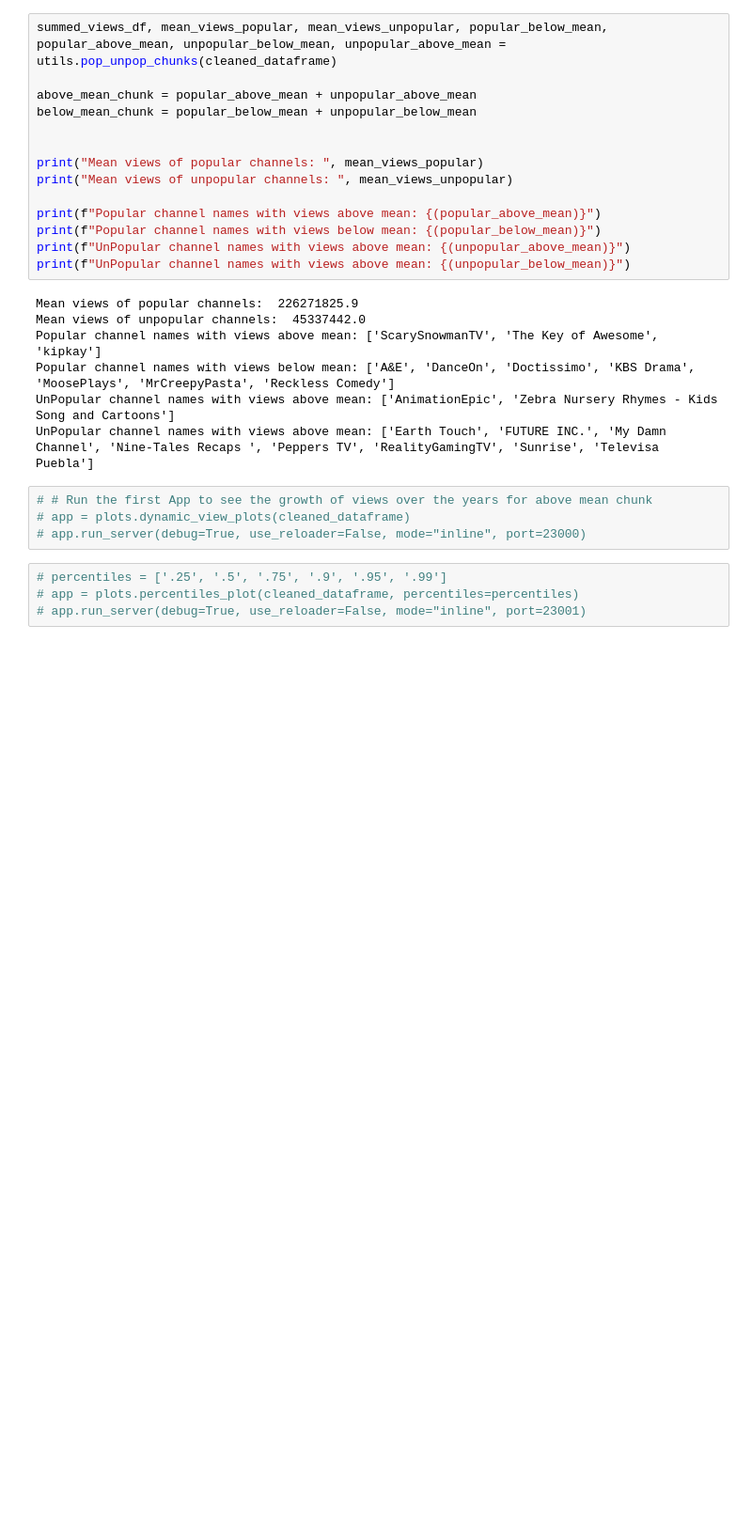
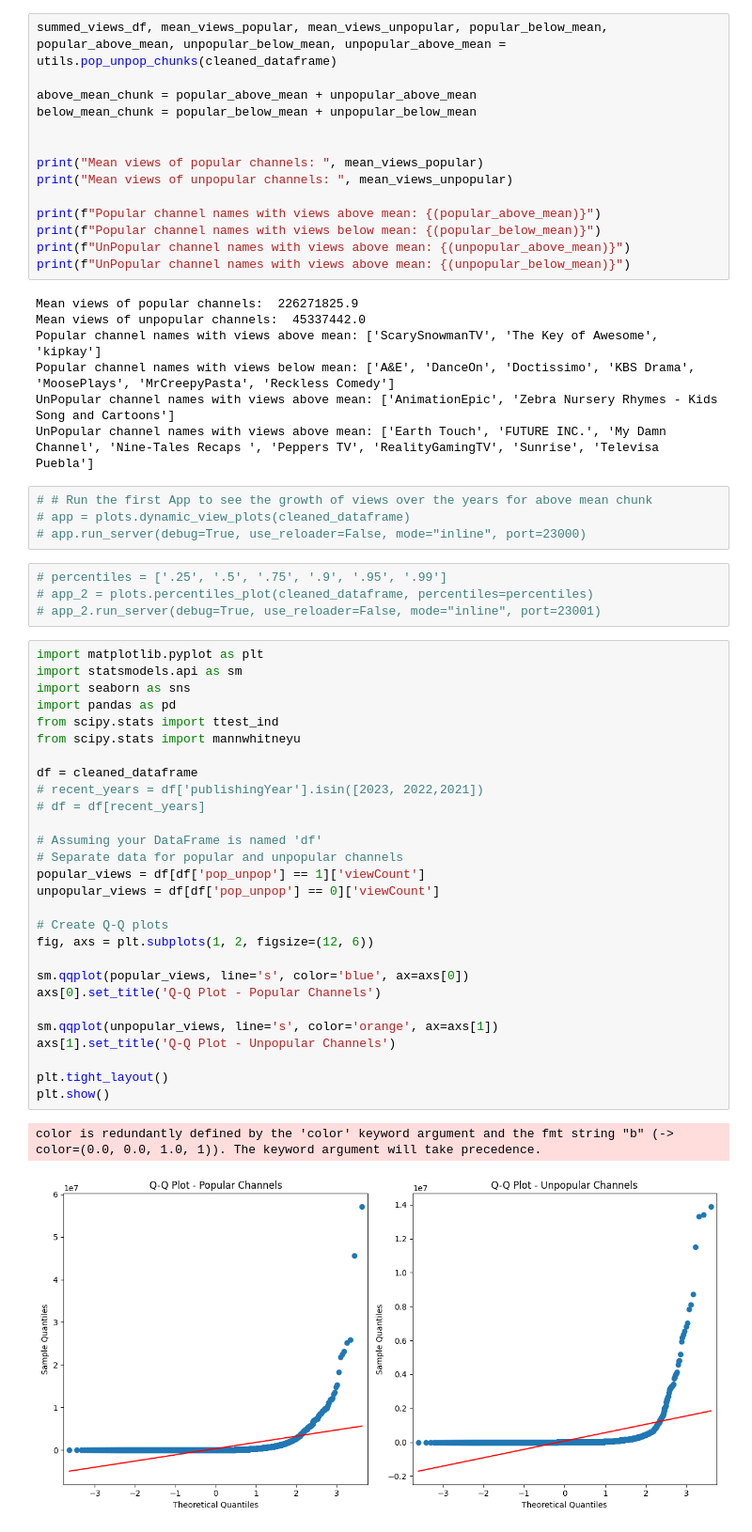
Before and after one commit to Yuvraj-Dhepe/smr_yt, a Jupyter notebook: eda_nbs/Statistical_Analysis.ipynb, the cells around one changed output. Shown at 94% size. Cells and saved outputs as stored; diff of their text form; blank space fills up the shorter version.

Commit message:
Updated the stats script

```diff
--- a/eda_nbs/Statistical_Analysis.ipynb
+++ b/eda_nbs/Statistical_Analysis.ipynb
@@ -80,5 +86,36 @@ UnPopular channel names with views above mean: ['Earth Touch', 'FUTURE INC.', 'M
 # app.run_server(debug=True, use_reloader=False, mode="inline", port=23000)
 # %%
 # percentiles = ['.25', '.5', '.75', '.9', '.95', '.99']
-# app = plots.percentiles_plot(cleaned_dataframe, percentiles=percentiles)
-# app.run_server(debug=True, use_reloader=False, mode="inline", port=23001)
+# app_2 = plots.percentiles_plot(cleaned_dataframe, percentiles=percentiles)
+# app_2.run_server(debug=True, use_reloader=False, mode="inline", port=23001)
+# %%
+import matplotlib.pyplot as plt
+import statsmodels.api as sm
+import seaborn as sns
+import pandas as pd
+from scipy.stats import ttest_ind
+from scipy.stats import mannwhitneyu
+
+df = cleaned_dataframe
+# recent_years = df['publishingYear'].isin([2023, 2022,2021])
+# df = df[recent_years]
+
+# Assuming your DataFrame is named 'df'
+# Separate data for popular and unpopular channels
+popular_views = df[df['pop_unpop'] == 1]['viewCount']
+unpopular_views = df[df['pop_unpop'] == 0]['viewCount']
+
+# Create Q-Q plots
+fig, axs = plt.subplots(1, 2, figsize=(12, 6))
+
+sm.qqplot(popular_views, line='s', color='blue', ax=axs[0])
+axs[0].set_title('Q-Q Plot - Popular Channels')
+
+sm.qqplot(unpopular_views, line='s', color='orange', ax=axs[1])
+axs[1].set_title('Q-Q Plot - Unpopular Channels')
+
+plt.tight_layout()
+plt.show()
+# %% [output]
+color is redundantly defined by the 'color' keyword argument and the fmt string "b" (-> color=(0.0, 0.0, 1.0, 1)). The keyword argument will take precedence.
+[figure, added]
```
Also changed, not shown: parts of 7 cells of this notebook.
